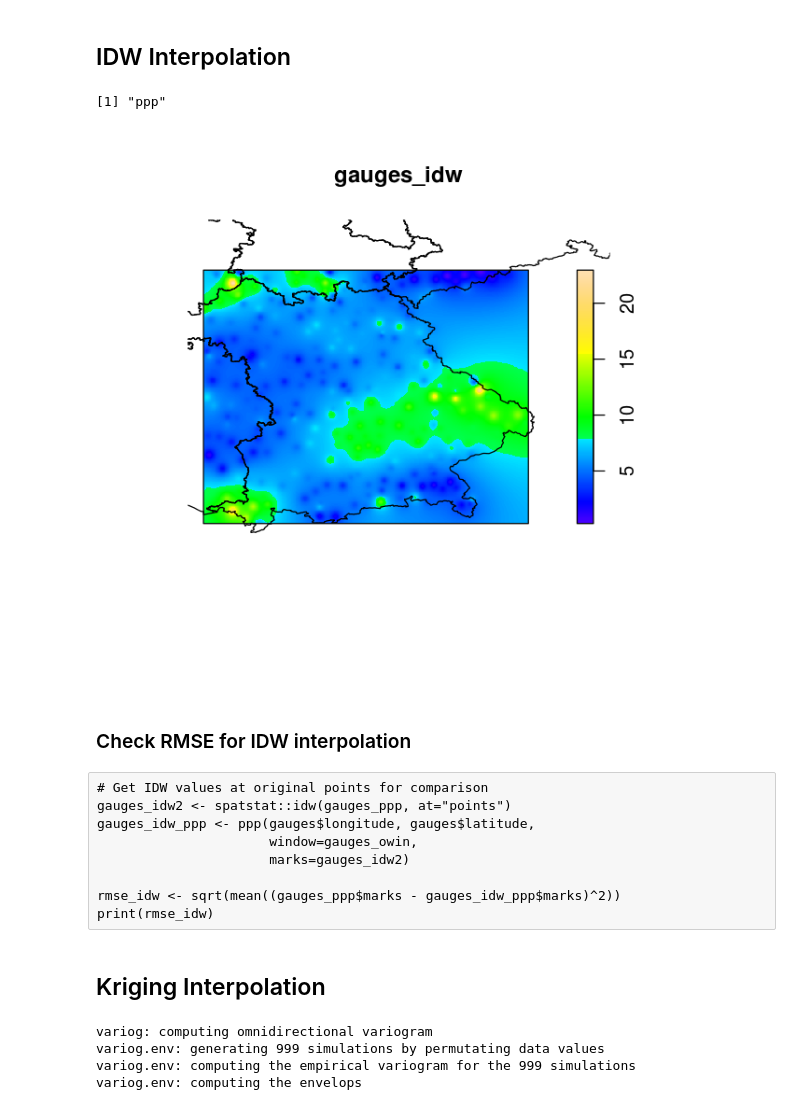
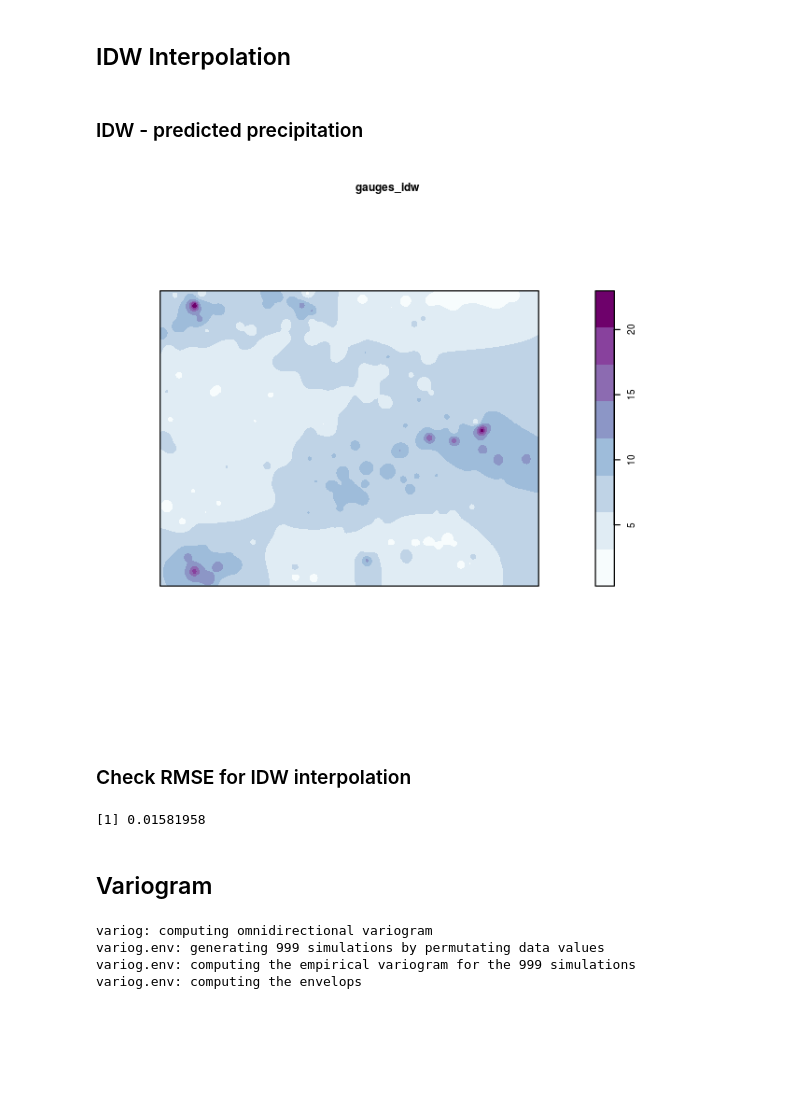
Before and after one commit to micha-silver/point_patterns, a Jupyter notebook: Point Pattern Kriging.ipynb, the cells around one changed output. Saved outputs shown, nothing was run; the diff lists cells and outputs as text; code cells hidden in the pictures; blank space fills up the shorter version.

```diff
--- a/Point Pattern Kriging.ipynb
+++ b/Point Pattern Kriging.ipynb
@@ -32,41 +77,45 @@ gauges <- filter(gauges, obs_precip>=0)
 ## IDW Interpolation
 # %%
 # Convert data to ppp
-gauges_owin <- ripras(gauges$longitude, gauges$latitude, shape="rectangle")
+gauges_owin <- ripras(gauges$longitude, gauges$latitude,
+                      shape="rectangle")
 gauges_marks <- gauges$obs_precip
 gauges_ppp <- ppp(gauges$longitude, gauges$latitude,
                   window=gauges_owin,
                   marks=gauges_marks)
-class(gauges_ppp)
-
+# Setup matrix of coordinates for later (RMSE calculations)
+coord_matrix <- cbind(gauges$longitude,
+                      gauges$latitude)
 # Set dimensions
 minx <- min(gauges$longitude)
 maxx <- max(gauges$longitude)
 miny <- min(gauges$latitude)
 maxy <- max(gauges$latitude)
-nsdim <- as.integer((maxy - miny)/0.01)
-ewdim <- as.integer((maxx - minx)/0.01)
+nsdim <- ceiling((maxy - miny)/0.01)
+ewdim <- ceiling((maxx - minx)/0.01)
 # Run IDW
-gauges_idw <- spatstat::idw(gauges_ppp, dimyx=c(nsdim, ewdim))
+gauges_idw <- idw(gauges_ppp, dimyx=c(nsdim, ewdim))
-# %% [output]
-[1] "ppp"
-# %%
-plot(gauges_idw)
-plot(gadm_1, border='black', lwd=1, add=T)
-# %% [output]
-[figure, removed]
+# %% [markdown]
+### IDW - predicted precipitation
+# %%
+clrs <- brewer.pal(8,'BuPu')
+opar <- par(pch=4, col="grey30", cex=0.5, lwd=1)
+plot(gauges_idw, col=clrs)
+plot(gadm_1, border='black', add=T)
+points(gauges)
+# %% [output]
+[figure, added]
 # %% [markdown]
 ### Check RMSE for IDW interpolation
-# %% [raw]
-# Get IDW values at original points for comparison
-gauges_idw2 <- spatstat::idw(gauges_ppp, at="points")
-gauges_idw_ppp <- ppp(gauges$longitude, gauges$latitude,
-                      window=gauges_owin,
-                      marks=gauges_idw2)
-
-rmse_idw <- sqrt(mean((gauges_ppp$marks - gauges_idw_ppp$marks)^2))
-print(rmse_idw)
-# %% [markdown]
-## Kriging Interpolation
+# %%
+# Extract IDW values at original points for comparison
+gauges_idw_pts <- extract(raster(gauges_idw), coord_matrix)
+# and calculate RMSE from original locations
+rmse_idw <- sqrt(mean((gauges_ppp$marks - gauges_idw_pts)^2))
+print(rmse_idw)
+# %% [output]
+[1] 0.01581958
+# %% [markdown]
+## Variogram
 # %%
 # Variogram and Envelope
```
Also changed, not shown: parts of 15 cells of this notebook, 1 other file.
